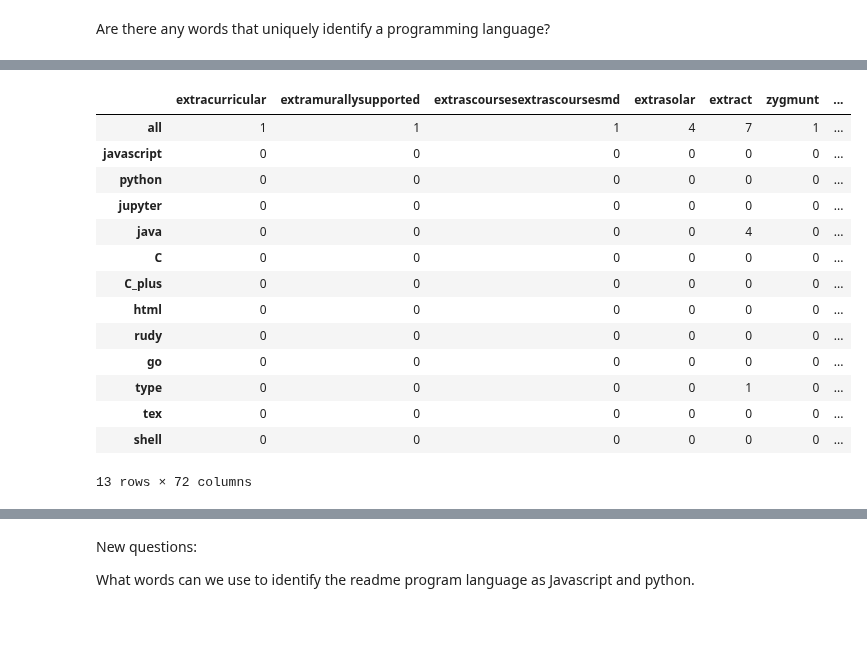
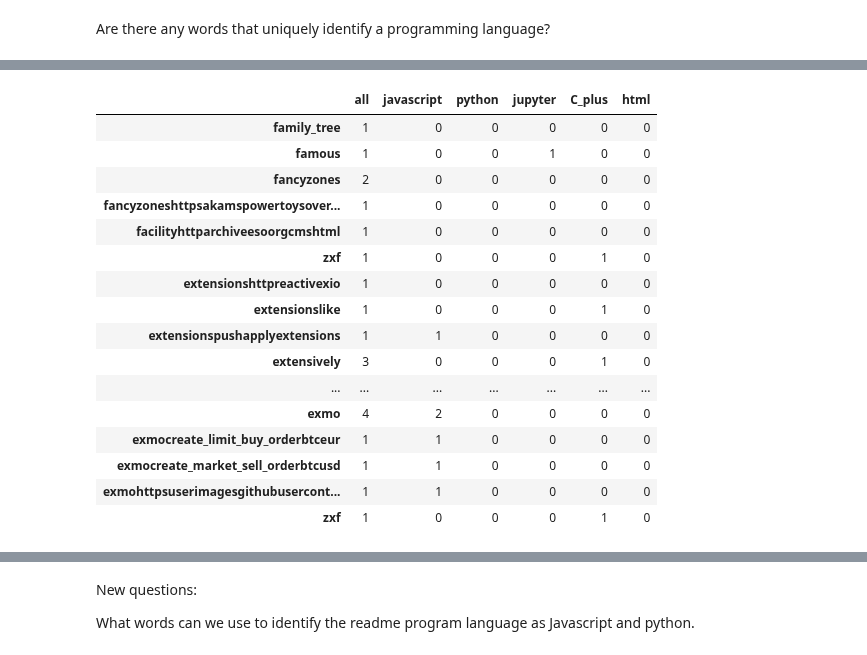
Before and after one commit to codeup-nlp/nlp-project, a Jupyter notebook: craig_explore.ipynb, the cells around one changed output, grey strips where cells are left out. Cells and saved outputs as stored; diff of their text form; code cells hidden in the pictures; blank space fills up the shorter version.

```diff
--- a/craig_explore.ipynb
+++ b/craig_explore.ipynb
@@ -241,8 +226,8 @@ shell_freq = pd.Series(shell_words).value_counts()
 all_freq = pd.Series(all_words).value_counts()
 # other_freq = pd.Series(other_words).value_counts()
 # %%
-word_counts = (pd.concat([all_freq, javascript_freq, python_freq, jupyter_freq, java_freq, c_freq, c_plus_freq, html_freq, rudy_freq, go_freq, type_freq, tex_freq, shell_freq], axis=1, sort=True)
-                .set_axis(['all', 'javascript', 'python', 'jupyter', 'java', 'C', 'C_plus', 'html', 'rudy', 'go', 'type', 'tex', 'shell'], axis=1, inplace=False)
+word_counts = (pd.concat([all_freq, javascript_freq, python_freq, jupyter_freq, c_plus_freq, html_freq], axis=1, sort=True)
+                .set_axis(['all', 'javascript', 'python', 'jupyter', 'C_plus', 'html'], axis=1, inplace=False)
                 .fillna(0)
                 .apply(lambda s: s.astype(int)))
 
@@ -278,32 +263,27 @@ word_counts.sort_values(by='all', ascending=False).head(10)
 # %%
 pd.concat([word_counts[word_counts.javascript == 0].sort_values(by='javascript').tail(6),
            word_counts[word_counts.python == 0].sort_values(by='python').tail(6),
            word_counts[word_counts.jupyter == 0].sort_values(by='jupyter').tail(6),
-           word_counts[word_counts.java == 0].sort_values(by='java').tail(6),
-           word_counts[word_counts.C == 0].sort_values(by='C').tail(6),
            word_counts[word_counts.C_plus == 0].sort_values(by='C_plus').tail(6),
-           word_counts[word_counts.html == 0].sort_values(by='html').tail(6),
-           word_counts[word_counts.rudy == 0].sort_values(by='rudy').tail(6),
-           word_counts[word_counts.go == 0].sort_values(by='go').tail(6),
-           word_counts[word_counts.type == 0].sort_values(by='type').tail(6),
-           word_counts[word_counts.tex == 0].sort_values(by='tex').tail(6),
-           word_counts[word_counts.shell == 0].sort_values(by='shell').tail(6)]).T
+           word_counts[word_counts.html == 0].sort_values(by='html').tail(6)])
 # %% [output]
-|  | extracurricular | extramurallysupported | extrascoursesextrascoursesmd | extrasolar | extract | zygmunt | ... |
-| all | 1 | 1 | 1 | 4 | 7 | 1 | ... |
-| javascript | 0 | 0 | 0 | 0 | 0 | 0 | ... |
-| python | 0 | 0 | 0 | 0 | 0 | 0 | ... |
-| jupyter | 0 | 0 | 0 | 0 | 0 | 0 | ... |
-| java | 0 | 0 | 0 | 0 | 4 | 0 | ... |
-| C | 0 | 0 | 0 | 0 | 0 | 0 | ... |
-| C_plus | 0 | 0 | 0 | 0 | 0 | 0 | ... |
-| html | 0 | 0 | 0 | 0 | 0 | 0 | ... |
-| rudy | 0 | 0 | 0 | 0 | 0 | 0 | ... |
-| go | 0 | 0 | 0 | 0 | 0 | 0 | ... |
-| type | 0 | 0 | 0 | 0 | 1 | 0 | ... |
-| tex | 0 | 0 | 0 | 0 | 0 | 0 | ... |
-| shell | 0 | 0 | 0 | 0 | 0 | 0 | ... |
+|  | all | javascript | python | jupyter | C_plus | html |
+| family_tree | 1 | 0 | 0 | 0 | 0 | 0 |
+| famous | 1 | 0 | 0 | 1 | 0 | 0 |
+| fancyzones | 2 | 0 | 0 | 0 | 0 | 0 |
+| fancyzoneshttpsakamspowertoysover... | 1 | 0 | 0 | 0 | 0 | 0 |
+| facilityhttparchiveesoorgcmshtml | 1 | 0 | 0 | 0 | 0 | 0 |
+| zxf | 1 | 0 | 0 | 0 | 1 | 0 |
+| extensionshttpreactivexio | 1 | 0 | 0 | 0 | 0 | 0 |
+| extensionslike | 1 | 0 | 0 | 0 | 1 | 0 |
+| extensionspushapplyextensions | 1 | 1 | 0 | 0 | 0 | 0 |
+| extensively | 3 | 0 | 0 | 0 | 1 | 0 |
+| ... | ... | ... | ... | ... | ... | ... |
+| exmo | 4 | 2 | 0 | 0 | 0 | 0 |
+| exmocreate_limit_buy_orderbtceur | 1 | 1 | 0 | 0 | 0 | 0 |
+| exmocreate_market_sell_orderbtcusd | 1 | 1 | 0 | 0 | 0 | 0 |
+| exmohttpsuserimagesgithubusercont... | 1 | 1 | 0 | 0 | 0 | 0 |
+| zxf | 1 | 0 | 0 | 0 | 1 | 0 |
-13 rows × 72 columns
 # %%
 %matplotlib inline
 import matplotlib.pyplot as plt
```
Also changed, not shown: parts of 36 cells of this notebook.
